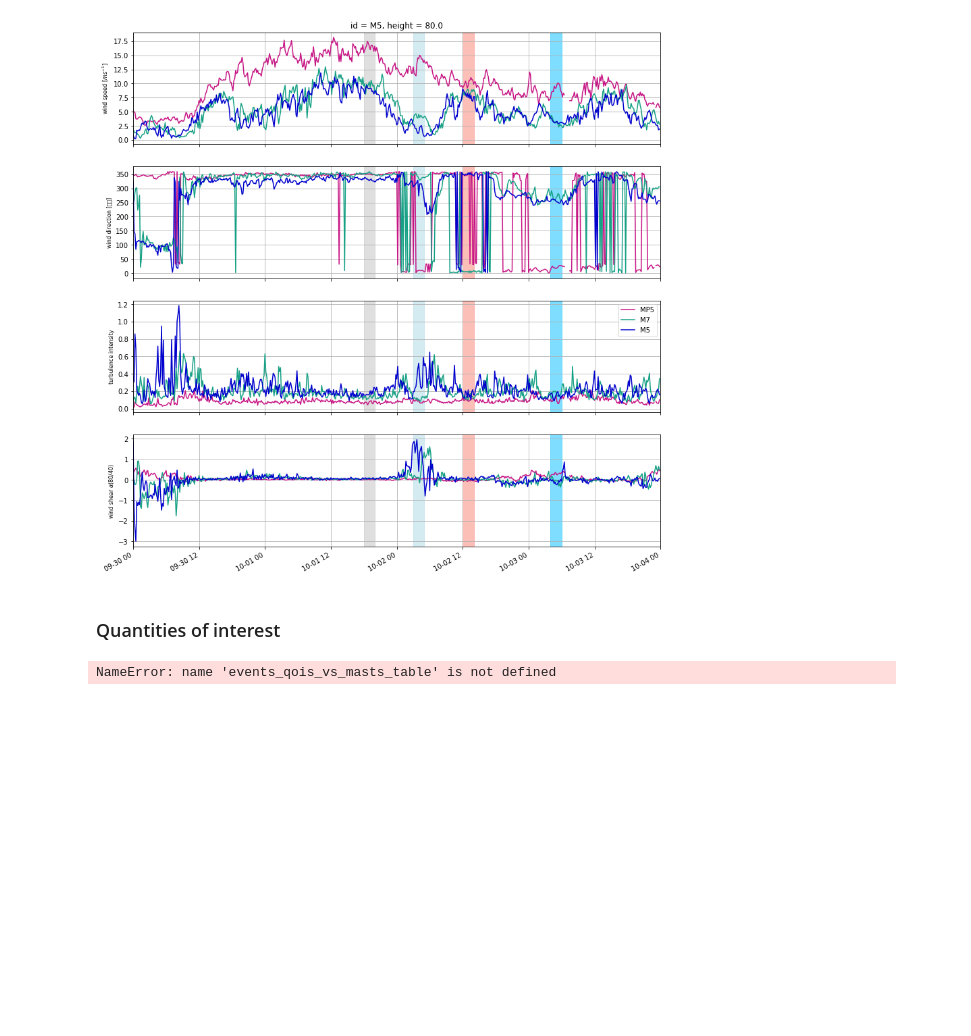
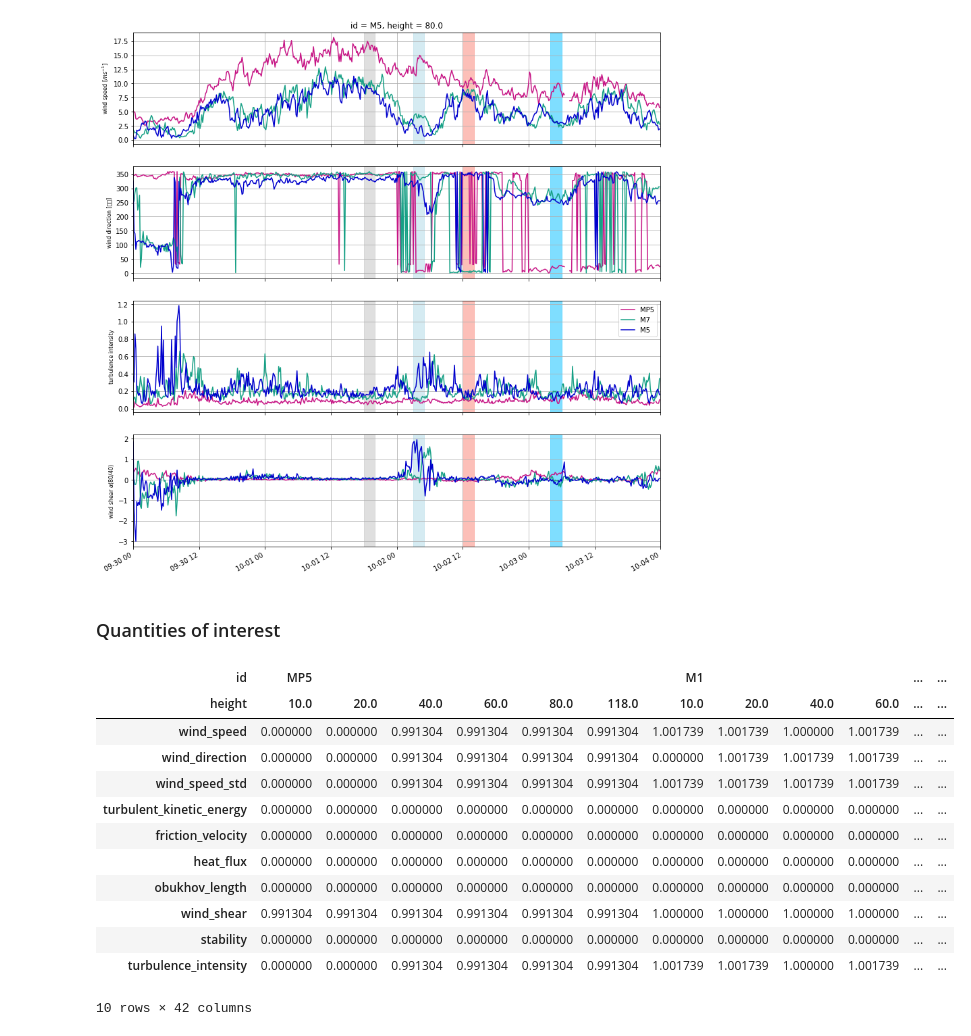
Before and after one commit to jsrodrigo/alex17, a Jupyter notebook: ALEX17_DiurnalCycles_Benchmark.ipynb, the cells around one changed output. Drawn from its saved outputs; the diff is of its cells as text; code cells hidden in the pictures; blank space fills up the shorter version.

```diff
--- a/ALEX17_DiurnalCycles_Benchmark.ipynb
+++ b/ALEX17_DiurnalCycles_Benchmark.ipynb
@@ -204,8 +195,24 @@ saveFigureFunction(saveFigures, f, output_path_figures / ('mast_compare_'+mast[0
 [figure]
 # %% [markdown]
 ### Quantities of interest
-# %%
-masts_obs_quois = events_qois_vs_masts_table(events,masts_obs,h)
-masts_obs_quois[mast]
-# %% [output]
-NameError: name 'events_qois_vs_masts_table' is not defined
+# %%
+# set the height to get the statistics
+h = 80.
+
+# get overall statistics (mean and std) of the observations at masts
+masts_obs_quois = table_statistics_mast(events, masts_obs, h)
+masts_obs_quois['MP5']
+# %% [output]
+| id | MP5 |  |  |  |  |  | M1 |  |  |  | ... | ... |
+| height | 10.0 | 20.0 | 40.0 | 60.0 | 80.0 | 118.0 | 10.0 | 20.0 | 40.0 | 60.0 | ... | ... |
+| wind_speed | 0.000000 | 0.000000 | 0.991304 | 0.991304 | 0.991304 | 0.991304 | 1.001739 | 1.001739 | 1.000000 | 1.001739 | ... | ... |
+| wind_direction | 0.000000 | 0.000000 | 0.991304 | 0.991304 | 0.991304 | 0.991304 | 0.000000 | 1.001739 | 1.001739 | 1.001739 | ... | ... |
+| wind_speed_std | 0.000000 | 0.000000 | 0.991304 | 0.991304 | 0.991304 | 0.991304 | 1.001739 | 1.001739 | 1.001739 | 1.001739 | ... | ... |
+| turbulent_kinetic_energy | 0.000000 | 0.000000 | 0.000000 | 0.000000 | 0.000000 | 0.000000 | 0.000000 | 0.000000 | 0.000000 | 0.000000 | ... | ... |
+| friction_velocity | 0.000000 | 0.000000 | 0.000000 | 0.000000 | 0.000000 | 0.000000 | 0.000000 | 0.000000 | 0.000000 | 0.000000 | ... | ... |
+| heat_flux | 0.000000 | 0.000000 | 0.000000 | 0.000000 | 0.000000 | 0.000000 | 0.000000 | 0.000000 | 0.000000 | 0.000000 | ... | ... |
+| obukhov_length | 0.000000 | 0.000000 | 0.000000 | 0.000000 | 0.000000 | 0.000000 | 0.000000 | 0.000000 | 0.000000 | 0.000000 | ... | ... |
+| wind_shear | 0.991304 | 0.991304 | 0.991304 | 0.991304 | 0.991304 | 0.991304 | 1.000000 | 1.000000 | 1.000000 | 1.000000 | ... | ... |
+| stability | 0.000000 | 0.000000 | 0.000000 | 0.000000 | 0.000000 | 0.000000 | 0.000000 | 0.000000 | 0.000000 | 0.000000 | ... | ... |
+| turbulence_intensity | 0.000000 | 0.000000 | 0.991304 | 0.991304 | 0.991304 | 0.991304 | 1.001739 | 1.001739 | 1.000000 | 1.001739 | ... | ... |
+10 rows × 42 columns
```
Also changed, not shown: parts of 18 cells of this notebook, 8 other files.
